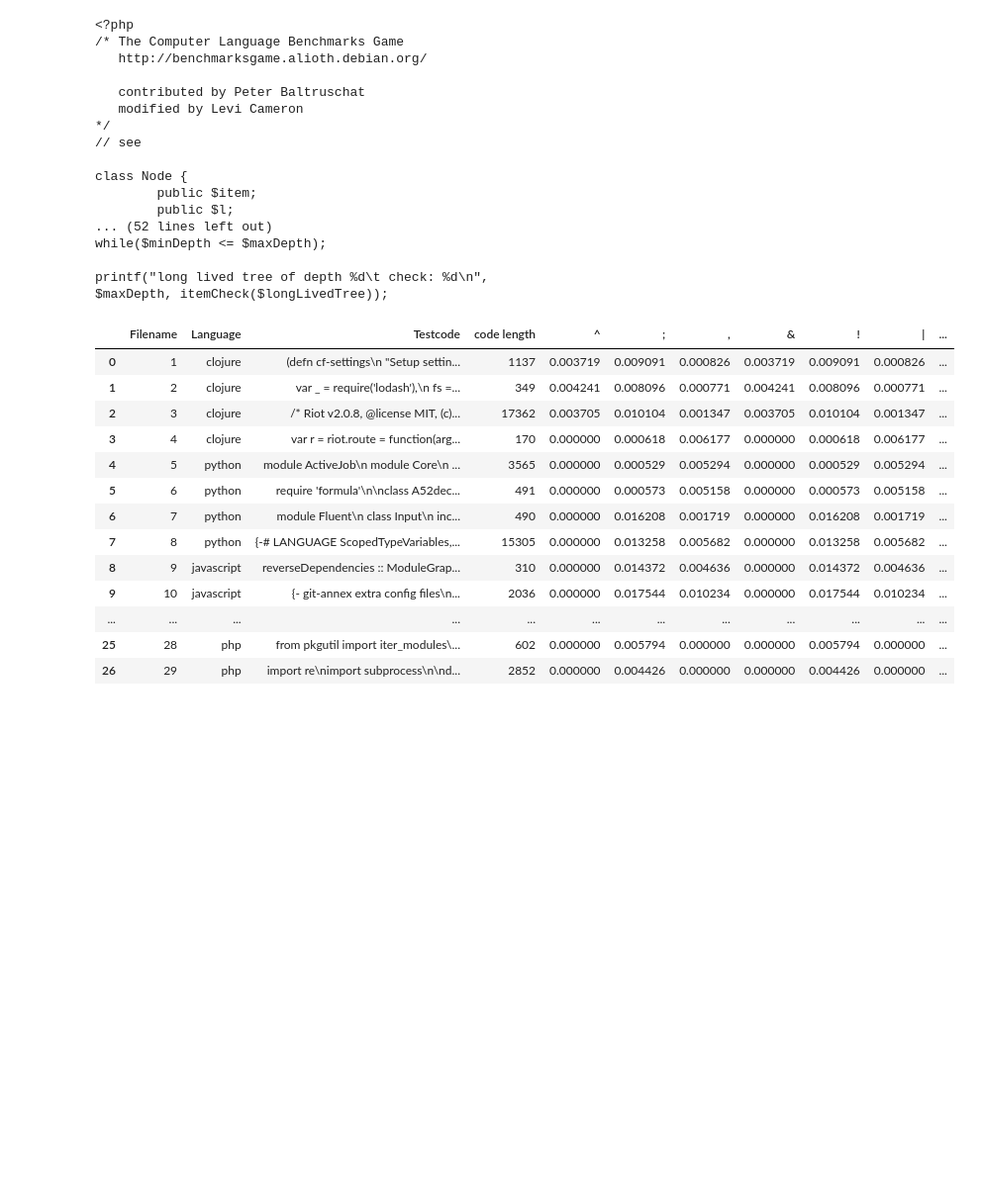
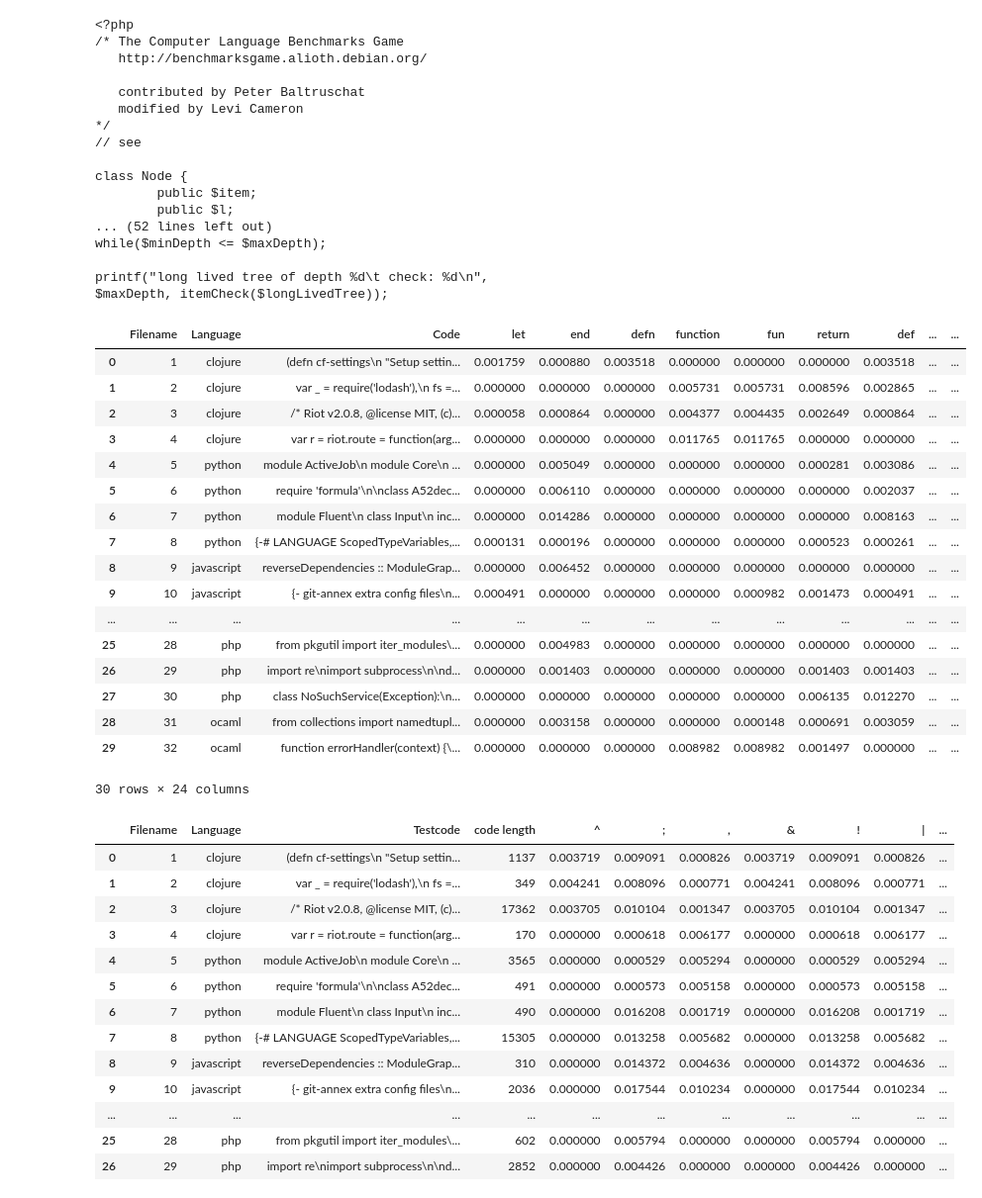
Before and after one commit to tiyd-python-2015-01/programming-language-classifier, a Jupyter notebook: plc/workbook.ipynb, the cells around one changed output. Shown: that part at 99% size. Cells and saved outputs as stored; diff of their text form; code cells hidden in the pictures; blank space fills up the shorter version.

```diff
--- a/plc/workbook.ipynb
+++ b/plc/workbook.ipynb
@@ -322,6 +229,40 @@ def tcode_sucker():
             with open(os.path.join(subdir, fname)) as current_file:
                 codelist.append(current_file.read())
     return codelist
+# %%
+def tdata_frame_generator():
+    test_codelist = tcode_sucker()
+    df = pd.read_csv("test.csv")
+    df["Code"] = test_codelist
+    for string in word_list:
+        def sub_function(code):
+            x = string_ratio(string, code)
+            return x
+        df[string] = df.Code.apply(sub_function)
+    return df
+# %%
+test_df = tdata_frame_generator()
+# %%
+test_df
+# %% [output]
+|  | Filename | Language | Code | let | end | defn | function | fun | return | def | ... | ... |
+| 0 | 1 | clojure | (defn cf-settings\n "Setup settin... | 0.001759 | 0.000880 | 0.003518 | 0.000000 | 0.000000 | 0.000000 | 0.003518 | ... | ... |
+| 1 | 2 | clojure | var _ = require('lodash'),\n fs =... | 0.000000 | 0.000000 | 0.000000 | 0.005731 | 0.005731 | 0.008596 | 0.002865 | ... | ... |
+| 2 | 3 | clojure | /* Riot v2.0.8, @license MIT, (c)... | 0.000058 | 0.000864 | 0.000000 | 0.004377 | 0.004435 | 0.002649 | 0.000864 | ... | ... |
+| 3 | 4 | clojure | var r = riot.route = function(arg... | 0.000000 | 0.000000 | 0.000000 | 0.011765 | 0.011765 | 0.000000 | 0.000000 | ... | ... |
+| 4 | 5 | python | module ActiveJob\n module Core\n ... | 0.000000 | 0.005049 | 0.000000 | 0.000000 | 0.000000 | 0.000281 | 0.003086 | ... | ... |
+| 5 | 6 | python | require 'formula'\n\nclass A52dec... | 0.000000 | 0.006110 | 0.000000 | 0.000000 | 0.000000 | 0.000000 | 0.002037 | ... | ... |
+| 6 | 7 | python | module Fluent\n class Input\n inc... | 0.000000 | 0.014286 | 0.000000 | 0.000000 | 0.000000 | 0.000000 | 0.008163 | ... | ... |
+| 7 | 8 | python | {-# LANGUAGE ScopedTypeVariables,... | 0.000131 | 0.000196 | 0.000000 | 0.000000 | 0.000000 | 0.000523 | 0.000261 | ... | ... |
+| 8 | 9 | javascript | reverseDependencies :: ModuleGrap... | 0.000000 | 0.006452 | 0.000000 | 0.000000 | 0.000000 | 0.000000 | 0.000000 | ... | ... |
+| 9 | 10 | javascript | {- git-annex extra config files\n... | 0.000491 | 0.000000 | 0.000000 | 0.000000 | 0.000982 | 0.001473 | 0.000491 | ... | ... |
+| ... | ... | ... | ... | ... | ... | ... | ... | ... | ... | ... | ... | ... |
+| 25 | 28 | php | from pkgutil import iter_modules\... | 0.000000 | 0.004983 | 0.000000 | 0.000000 | 0.000000 | 0.000000 | 0.000000 | ... | ... |
+| 26 | 29 | php | import re\nimport subprocess\n\nd... | 0.000000 | 0.001403 | 0.000000 | 0.000000 | 0.000000 | 0.001403 | 0.001403 | ... | ... |
+| 27 | 30 | php | class NoSuchService(Exception):\n... | 0.000000 | 0.000000 | 0.000000 | 0.000000 | 0.000000 | 0.006135 | 0.012270 | ... | ... |
+| 28 | 31 | ocaml | from collections import namedtupl... | 0.000000 | 0.003158 | 0.000000 | 0.000000 | 0.000148 | 0.000691 | 0.003059 | ... | ... |
+| 29 | 32 | ocaml | function errorHandler(context) {\... | 0.000000 | 0.000000 | 0.000000 | 0.008982 | 0.008982 | 0.001497 | 0.000000 | ... | ... |
+30 rows × 24 columns
 # %%
 test_codelist = tcode_sucker()
 # %%
```
Also changed, not shown: parts of 13 cells of this notebook, 34 other files.
